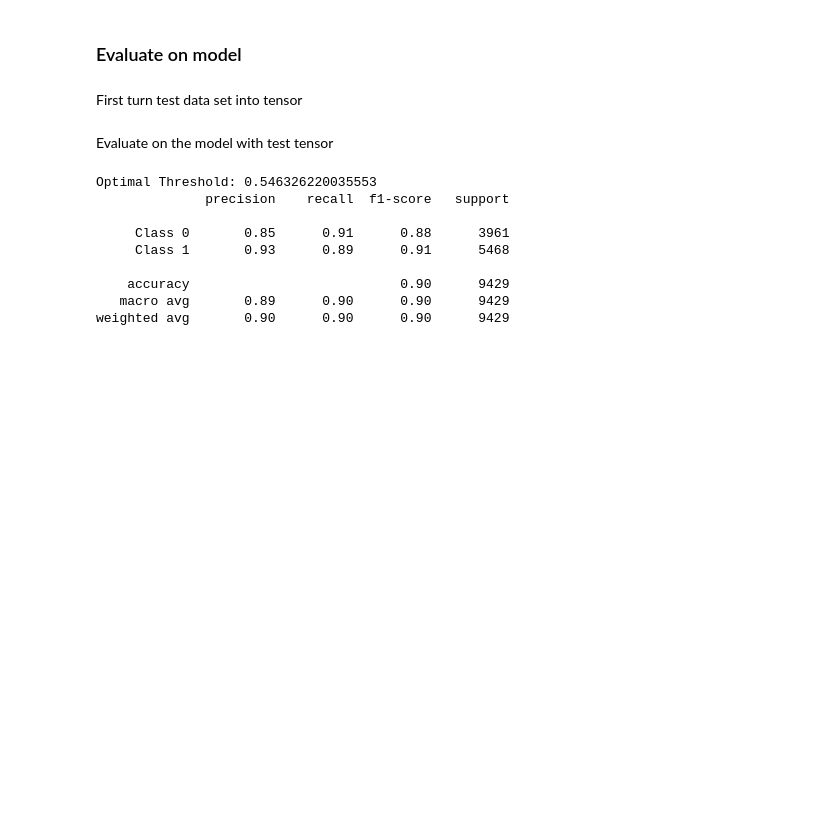
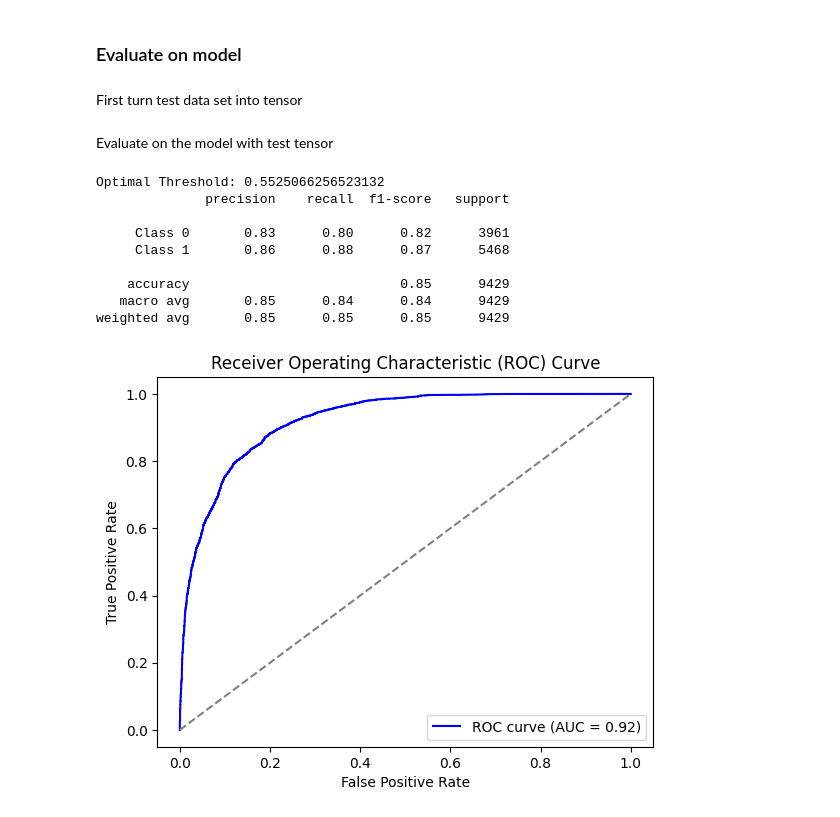
Before and after one commit to Cgolling/LLP_IS4242, a Jupyter notebook: A1_MLP.ipynb, the cells around one changed output. Drawn from its saved outputs; the diff is of its cells as text; code cells hidden in the pictures; blank space fills up the shorter version.

```diff
--- a/A1_MLP.ipynb
+++ b/A1_MLP.ipynb
@@ -170,7 +169,7 @@ y = df['like_dislike'].values
 X_categorical_tensor = torch.tensor(X_categorical, dtype=torch.long)
 X_numerical_tensor = torch.tensor(X_numerical, dtype=torch.float32)
 X_gender_tensor = torch.tensor(X_gender, dtype=torch.float32)
-y_tensor = torch.tensor(y, dtype=torch.long)
+y_tensor = torch.tensor(y, dtype=torch.float32)
 # %%
 # Define the model
 class MixedInputModelWithGender(nn.Module):
@@ -221,7 +220,7 @@ optimizer = optim.Adam(model.parameters(), lr=0.001)
 y_tensor = y_tensor.float()
 # %%
 # Training loop
-epochs = 100
+epochs = 10
 train_threshold = 0.5
 for epoch in range(epochs):
     model.train()
@@ -292,11 +284,11 @@ test_y = df['like_dislike'].values
 test_X_categorical_tensor = torch.tensor(test_X_categorical, dtype=torch.long)
 test_X_numerical_tensor = torch.tensor(test_X_numerical, dtype=torch.float32)
 test_X_gender_tensor = torch.tensor(test_X_gender, dtype=torch.float32)
-test_y_tensor = torch.tensor(test_y, dtype=torch.long)
+test_y_tensor = torch.tensor(test_y, dtype=torch.float32)
 # %% [markdown]
 Evaluate on the model with test tensor
 # %%
-from sklearn.metrics import accuracy_score, precision_score, recall_score, f1_score, classification_report,roc_curve
+from sklearn.metrics import accuracy_score, precision_score, recall_score, f1_score, classification_report,roc_curve,auc
 
 def calculate_youden_index(fpr, tpr, thresholds):
     youden_index = tpr - fpr
@@ -316,36 +308,47 @@ def evaluate_model(model, X_categorical_tensor, X_numerical_tensor, X_gender_ten
         y_pred_probs = y_pred_probs.numpy()
 
          # Calculate ROC curve
         fpr, tpr, thresholds = roc_curve(y_true, y_pred_probs)
 
         # Calculate optimal threshold using Youden's Index
         optimal_threshold = calculate_youden_index(fpr, tpr, thresholds)
         print(f'Optimal Threshold: {optimal_threshold}')
 
         # Convert probabilities to binary predictions (0 or 1) using a threshold of 0.5
         y_pred = (y_pred_probs >= optimal_threshold).astype(float)
         # Calculate evaluation metrics
         # accuracy = accuracy_score(y_true, y_pred)
         # precision = precision_score(y_true, y_pred)
         # recall = recall_score(y_true, y_pred)
         # f1 = f1_score(y_true, y_pred)
 
         # Detailed classification report
         report = classification_report(y_true, y_pred, target_names=['Class 0', 'Class 1'])
         print(report)
 
+         # Plot ROC curve
+        roc_auc = auc(fpr, tpr)
+        plt.figure()
+        plt.plot(fpr, tpr, color='b', label=f'ROC curve (AUC = {roc_auc:.2f})')
+        plt.plot([0, 1], [0, 1], color='gray', linestyle='--')
+        plt.xlabel('False Positive Rate')
+        plt.ylabel('True Positive Rate')
+        plt.title('Receiver Operating Characteristic (ROC) Curve')
+        plt.legend(loc='lower right')
+        plt.show()
     # return accuracy, precision, recall, f1
 
 
 # Example usage of the evaluation function
 evaluate_model(model, test_X_categorical_tensor, test_X_numerical_tensor, test_X_gender_tensor, test_y_tensor)
 # %% [output]
-Optimal Threshold: 0.546326220035553
+Optimal Threshold: 0.5525066256523132
               precision    recall  f1-score   support
 
-     Class 0       0.85      0.91      0.88      3961
-     Class 1       0.93      0.89      0.91      5468
+     Class 0       0.83      0.80      0.82      3961
+     Class 1       0.86      0.88      0.87      5468
 
-    accuracy                           0.90      9429
-   macro avg       0.89      0.90      0.90      9429
-weighted avg       0.90      0.90      0.90      9429
+    accuracy                           0.85      9429
+   macro avg       0.85      0.84      0.84      9429
+weighted avg       0.85      0.85      0.85      9429
+[figure, added]
```
Also changed, not shown: parts of 4 cells of this notebook.
